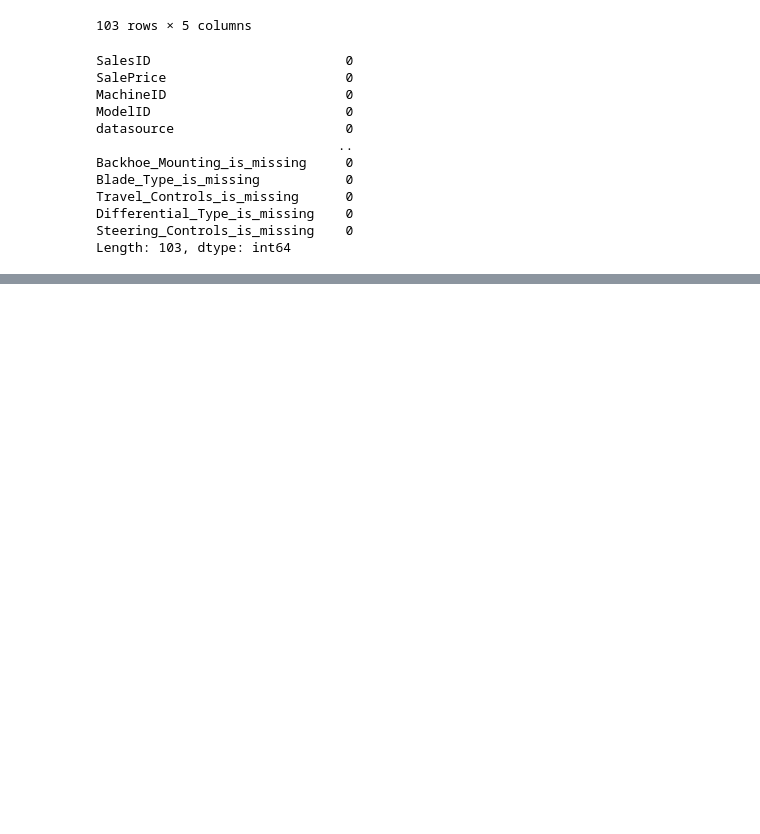
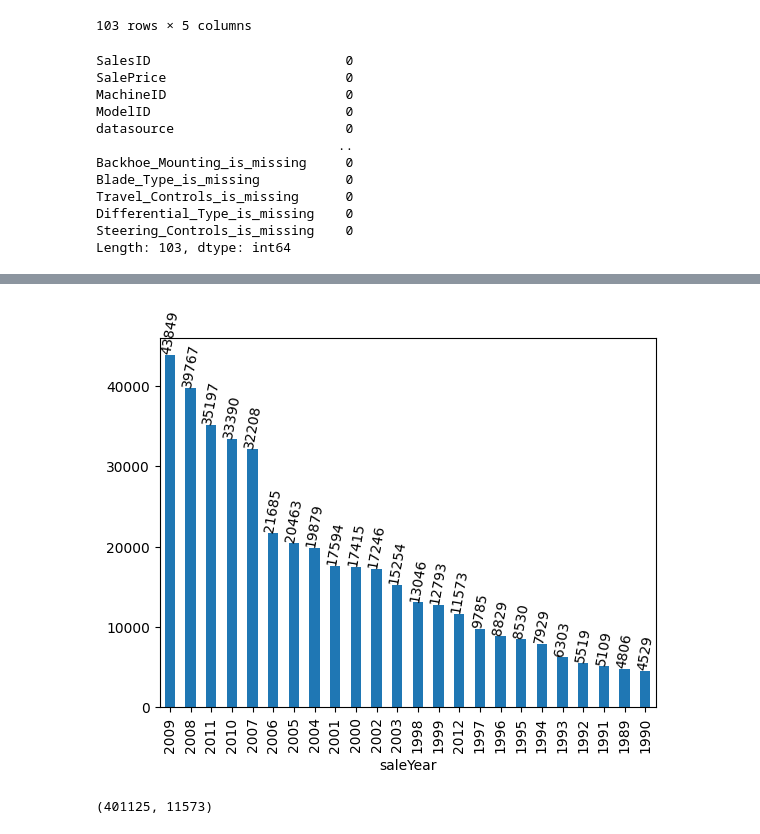
Before and after one commit to Abhi-pacific/bullDozer_price_prediction, a Jupyter notebook: bullDozer_price_prediction_code.ipynb, the cells around one changed output, grey strips where cells are left out. Drawn from its saved outputs; the diff is of its cells as text; code cells hidden in the pictures; blank space fills up the shorter version.

Commit message:
data splitting Done.

```diff
--- a/bullDozer_price_prediction_code.ipynb
+++ b/bullDozer_price_prediction_code.ipynb
@@ -673,0 +703,21 @@ Length: 103, dtype: int64
+# %%
+# Lets check the sale year value count.
+
+data_temp = df_temp.saleYear.value_counts()
+
+# plotting the graph.
+ax = data_temp.plot(kind='bar')
+
+for i ,v in enumerate(data_temp):
+     ax.text(i, v, str(v), ha='center', va='bottom',rotation=80)
+# %% [output]
+[figure, added]
+# %%
+# Splitting the data into the training and the validation.
+
+df_val = df_temp[df_temp['saleYear'] == 2012]
+df_train = df_temp[df_temp['saleYear'] != 2012]
+
+len(df_train),len(df_val)
+# %% [output]
+(401125, 11573)
```
Also changed, not shown: parts of 6 cells of this notebook.
